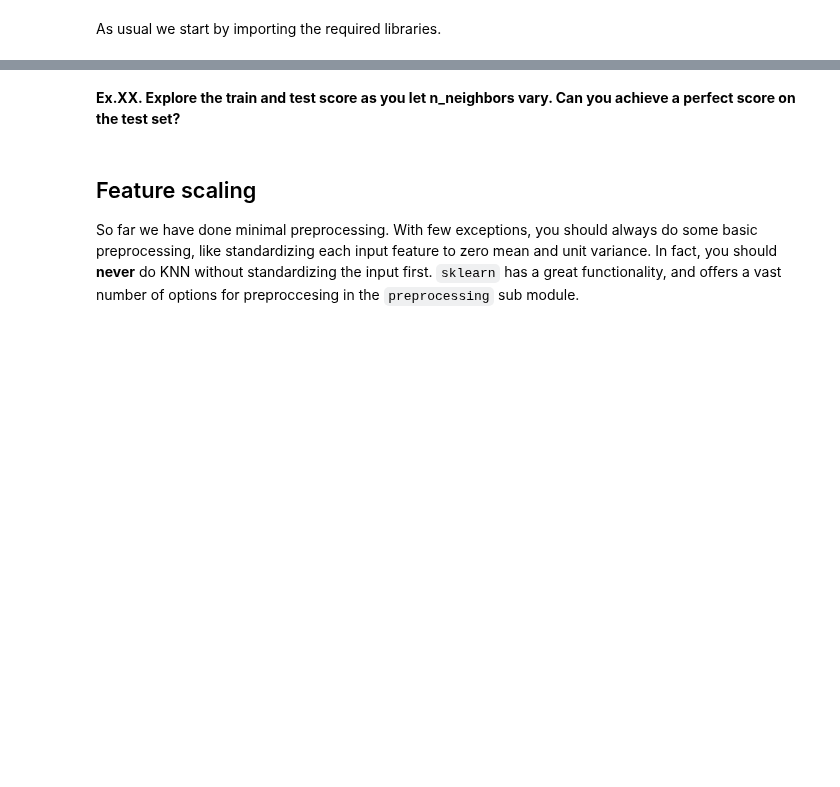
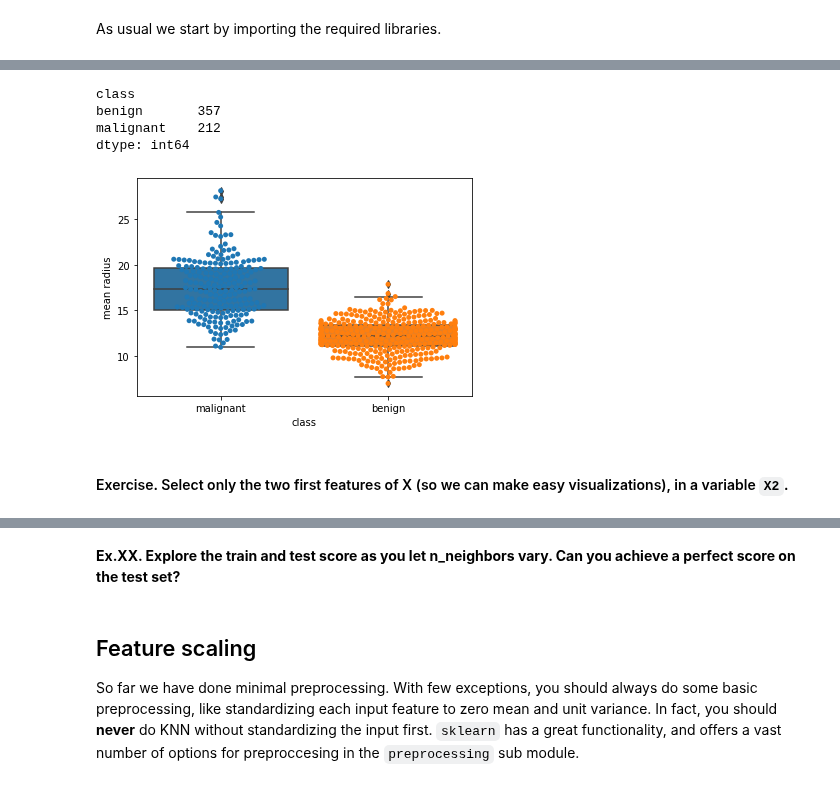
Before and after one commit to oercompbiomed/CBM101, a Jupyter notebook: F_Machine_learning/2_Supervised-Learning/2_Machine_Learning_Algorithms.ipynb, the cells around one changed output, grey strips where cells are left out. Saved outputs shown, nothing was run; the diff lists cells and outputs as text; code cells hidden in the pictures; blank space fills up the shorter version.

```diff
--- a/F_Machine_learning/2_Supervised-Learning/2_Machine_Learning_Algorithms.ipynb
+++ b/F_Machine_learning/2_Supervised-Learning/2_Machine_Learning_Algorithms.ipynb
@@ -186,0 +56,3 @@ train score: 0.95
+# %%
+df = pd.DataFrame(X, columns=brca.feature_names)
+df.loc[:,'class'] = brca.target_names[y]
@@ -186,0 +69,14 @@ train score: 0.95
+# %%
+df.groupby('class').size()
+# %% [output]
+class
+benign       357
+malignant    212
+dtype: int64
+# %%
+ax = sns.boxplot(x='class', y='mean radius', data=df)
+ax = sns.swarmplot(x='class', y='mean radius', data=df)
+# %% [output]
+[figure, added]
+# %% [markdown]
+#### Exercise. Select only the two first features of X (so we can make easy visualizations), in a variable `X2`.
```
Also changed, not shown: parts of 109 cells of this notebook.
